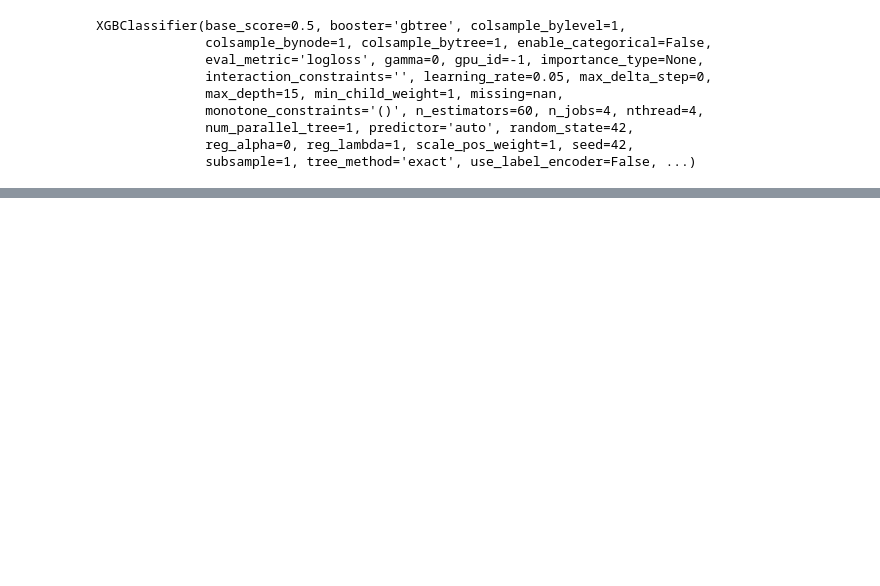
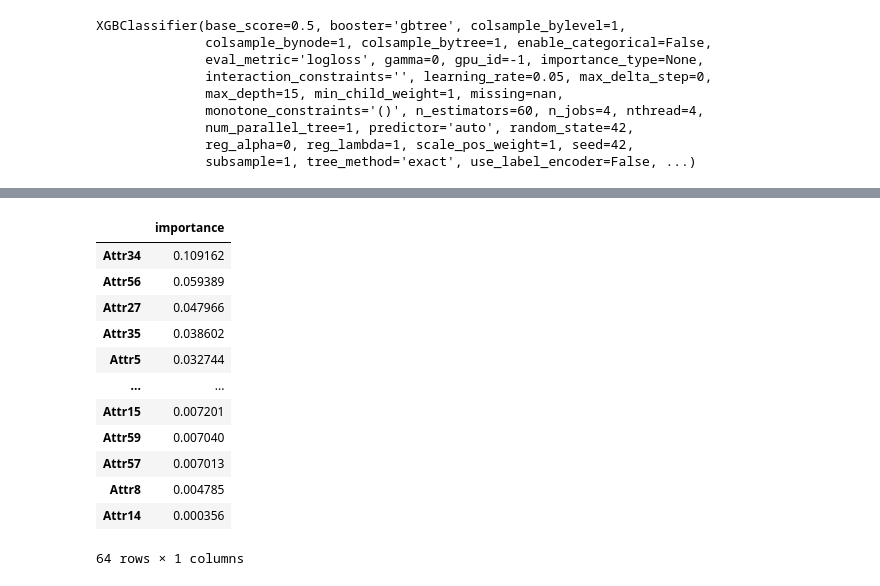
Before and after one commit to scottdyl/qtw, a Jupyter notebook: case study 4/Model_S_V2.ipynb, the cells around one changed output, grey strips where cells are left out. Saved outputs shown, nothing was run; the diff lists cells and outputs as text; code cells hidden in the pictures; blank space fills up the shorter version.

Commit message:
added feature importance

```diff
--- a/case study 4/Model_S_V2.ipynb
+++ b/case study 4/Model_S_V2.ipynb
@@ -418,0 +382,2 @@ weighted avg   0.972267  0.973252  0.969128     43405
+# %%
+best_xgb = grid_search.best_estimator_
@@ -418,0 +404,10 @@ weighted avg   0.972267  0.973252  0.969128     43405
+# %%
+from sklearn.model_selection import cross_validate
+output = cross_validate(best_xgb, X_imp_scaled, y, cv=cv_grid, return_estimator =True)
+
+for idx,estimator in enumerate(output['estimator']):
+    print("Features sorted by their score for estimator {}:".format(idx))
+    feature_importances = pd.DataFrame(estimator.feature_importances_,
+                                       index = X_imp_scaled_df.columns.tolist(),
+                                        columns=['importance']).sort_values('importance', ascending=False)
+    print(feature_importances)
@@ -418,0 +432,16 @@ weighted avg   0.972267  0.973252  0.969128     43405
+# %%
+feature_importances
+# %% [output]
+|  | importance |
+| Attr34 | 0.109162 |
+| Attr56 | 0.059389 |
+| Attr27 | 0.047966 |
+| Attr35 | 0.038602 |
+| Attr5 | 0.032744 |
+| ... | ... |
+| Attr15 | 0.007201 |
+| Attr59 | 0.007040 |
+| Attr57 | 0.007013 |
+| Attr8 | 0.004785 |
+| Attr14 | 0.000356 |
+64 rows × 1 columns
```
Also changed, not shown: parts of 15 cells of this notebook.
